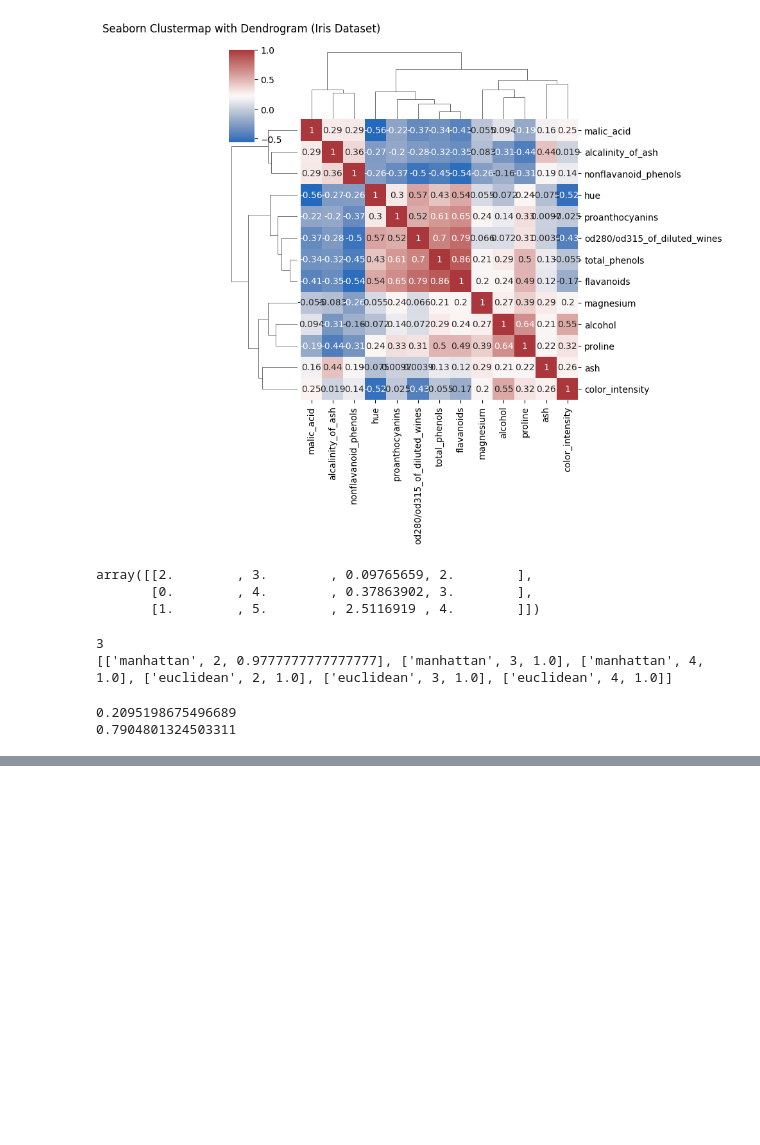
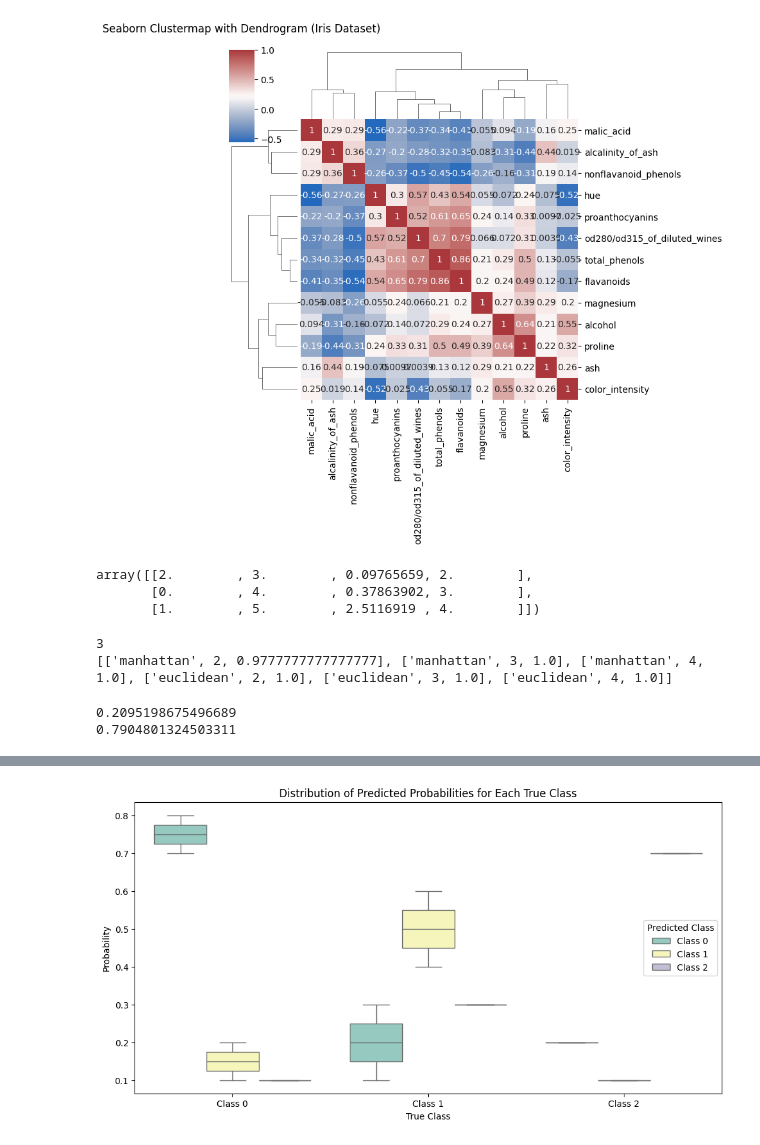
Before and after one commit to Versus-91/mlfit, a Jupyter notebook: frontend/test.ipynb, the cells around one changed output, grey strips where cells are left out. Cells and saved outputs as stored; diff of their text form; code cells hidden in the pictures; blank space fills up the shorter version.

```diff
--- a/frontend/test.ipynb
+++ b/frontend/test.ipynb
@@ -213,0 +248,38 @@ for i in range(2):
+# %%
+import numpy as np
+import pandas as pd
+import seaborn as sns
+import matplotlib.pyplot as plt
+
+# Example predicted probabilities and true labels
+predicted_probs = np.array([
+    [0.7, 0.2, 0.1],
+    [0.1, 0.6, 0.3],
+    [0.3, 0.4, 0.3],
+    [0.2, 0.1, 0.7],
+    [0.8, 0.1, 0.1]
+])  # Replace with model output
+
+true_labels = np.array([0, 1, 1, 2, 0])  # True labels (ground truth)
+
+# Organize data for box plot
+data = []
+for i, true_label in enumerate(np.unique(true_labels)):
+    for class_idx in range(predicted_probs.shape[1]):
+        probs = predicted_probs[true_labels == true_label, class_idx]
+        data.append(pd.DataFrame({
+            "True Class": [f"Class {true_label}"] * len(probs),
+            "Predicted Class": [f"Class {class_idx}"] * len(probs),
+            "Probability": probs
+        }))
+
+df = pd.concat(data)
+
+# Plot grouped box plot
+plt.figure(figsize=(12, 6))
+sns.boxplot(x="True Class", y="Probability", hue="Predicted Class", data=df, palette="Set3")
+plt.title("Distribution of Predicted Probabilities for Each True Class")
+plt.legend(title="Predicted Class")
+plt.show()
+# %% [output]
+[figure, added]
```
Also changed, not shown: parts of 6 cells of this notebook, 4 other files.
